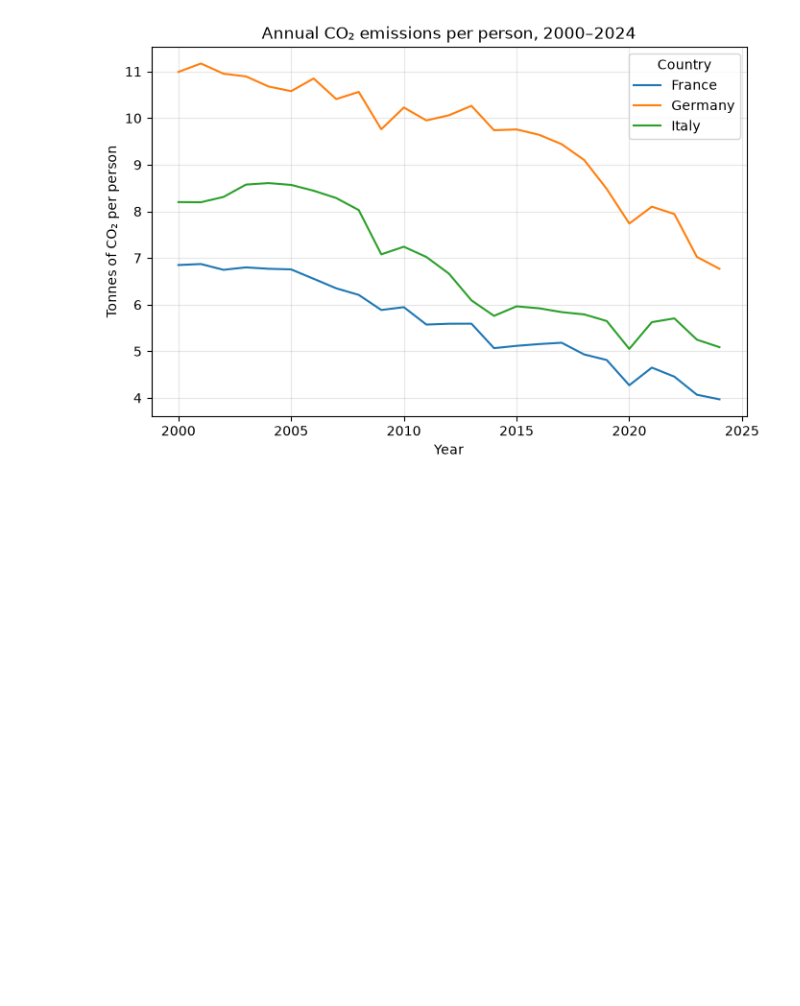
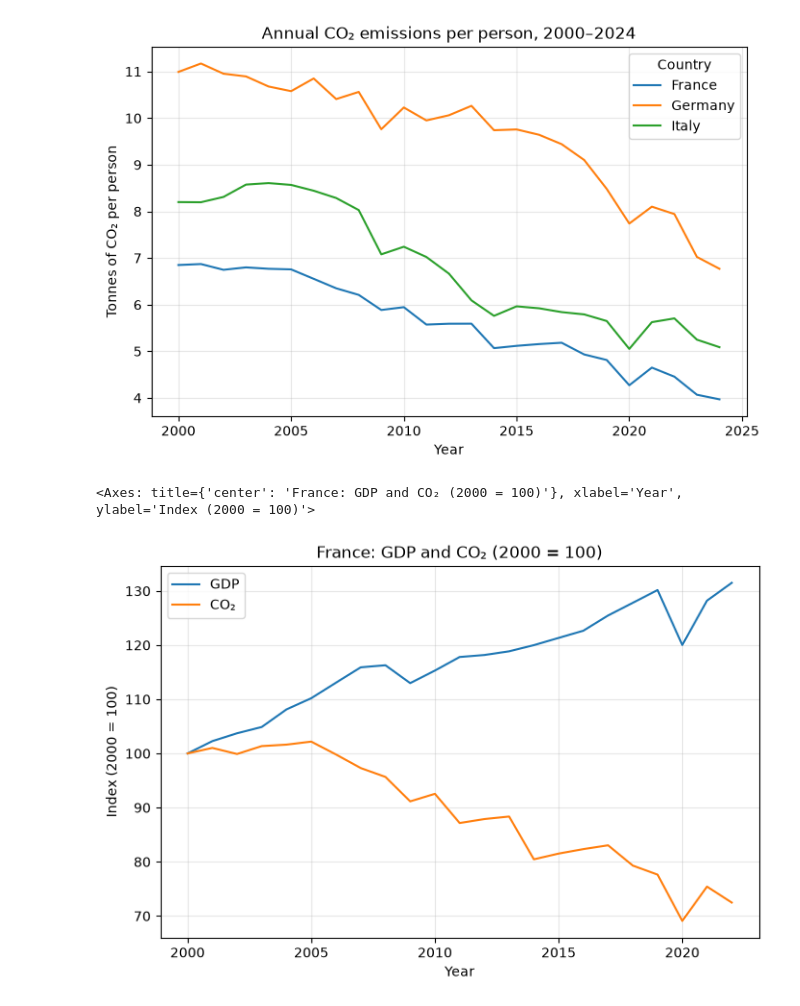
Before and after one commit to saharshapoorirad/powering-the-planet, a Jupyter notebook: report.ipynb, the cells around one changed output. Cells and saved outputs as stored; diff of their text form; code cells hidden in the pictures; blank space fills up the shorter version.

Commit message:
Compare GDP and CO2 trends in charts

```diff
--- a/report.ipynb
+++ b/report.ipynb
@@ -170,3 +170,10 @@ plot_co2(
 # %% [output]
 <Axes: title={'center': 'Annual CO₂ emissions per person, 2000–2024'}, xlabel='Year', ylabel='Tonnes of CO₂ per person'>
 [figure]
+# %%
+from powering_the_planet.plots import plot_gdp_co2_indexed
+
+plot_gdp_co2_indexed(gdp_co2, "France")
+# %% [output]
+<Axes: title={'center': 'France: GDP and CO₂ (2000 = 100)'}, xlabel='Year', ylabel='Index (2000 = 100)'>
+[figure, added]
```
Also changed, not shown: parts of 2 cells of this notebook, 1 other file.
